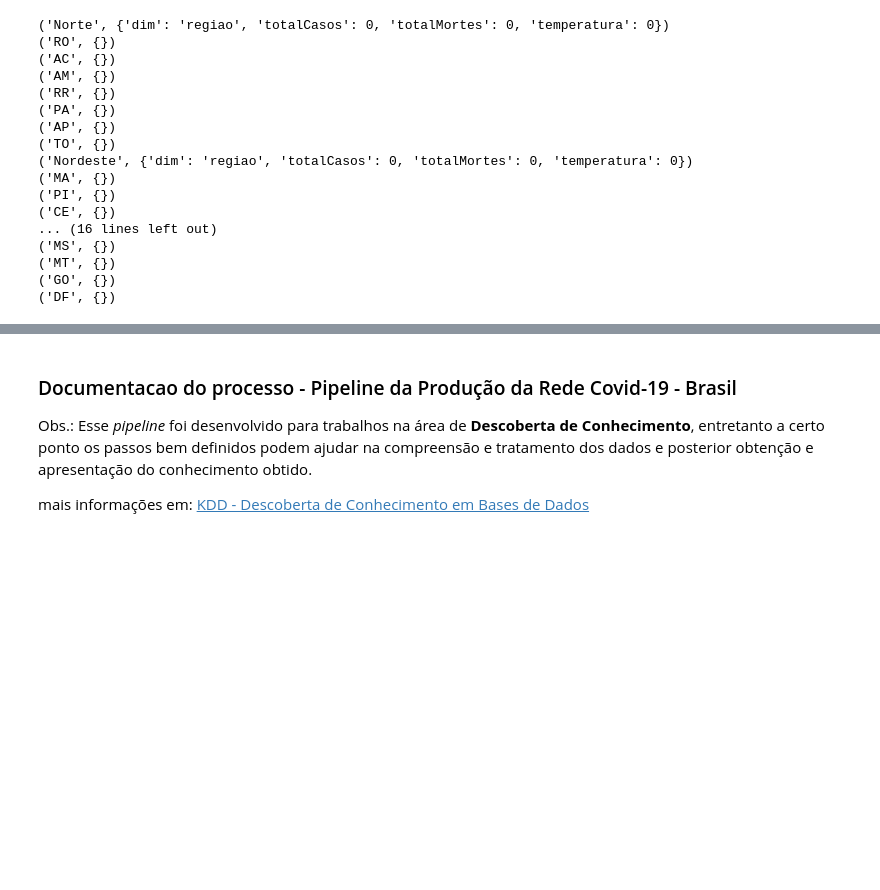
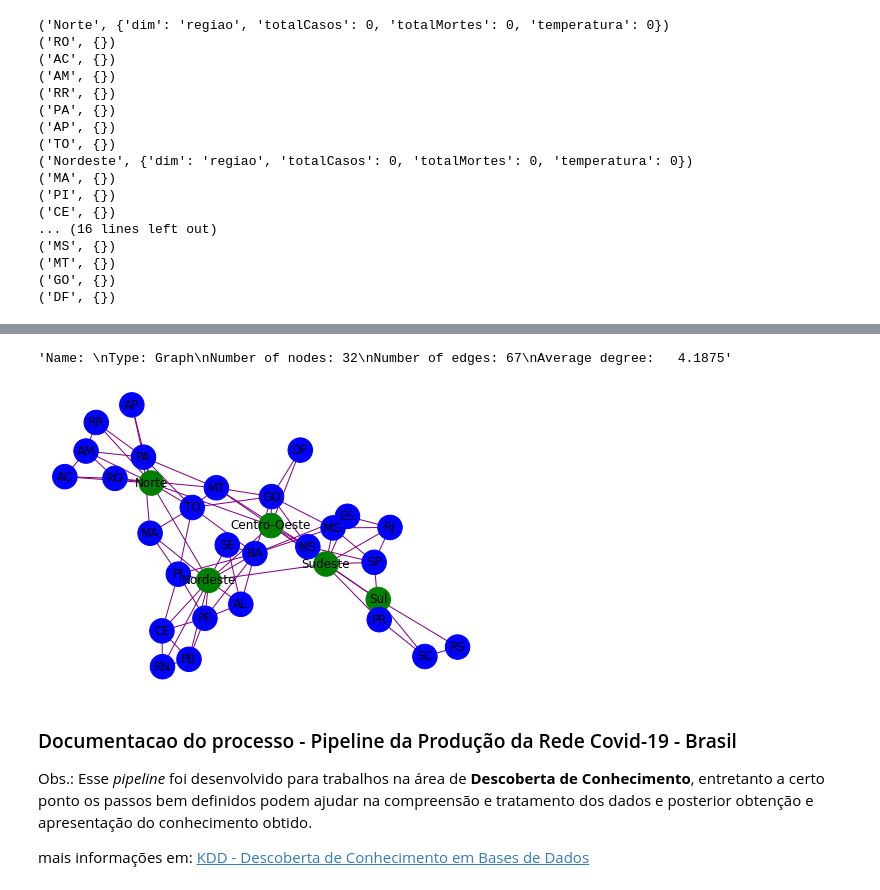
Before and after one commit to JohnnyUFT/RedesComplexas, a Jupyter notebook: Covid19.ipynb, the cells around one changed output, grey strips where cells are left out. Drawn from its saved outputs; the diff is of its cells as text; code cells hidden in the pictures; blank space fills up the shorter version.

Commit message:
adicionadas arestas entre nos-estados

```diff
--- a/Covid19.ipynb
+++ b/Covid19.ipynb
@@ -128 +128,26 @@ nx.draw(G, node_color=color_map, edge_color='purple', node_size=700, with_labels
+# %%
+# adiciona arestas por regioes:
+
+# 1. Regiao Sul:
+G.add_edges_from(
+    [('RS', 'SC'),('SC', 'PR')]) # ok
+
+# 2. Sudeste:
+G.add_edges_from(
+    [('SP', 'MG'), ('SP', 'RJ'), ('RJ', 'MG'),('RJ', 'ES'),('ES', 'MG')]) # ok
+
+# 3. Centro-Oeste:
+G.add_edges_from(
+    [('DF', 'GO'), ('GO', 'MT'),('GO', 'MS'),('MT','MS')]) # ok
+
+# 4. Norte:
+G.add_edges_from(
+    [('TO', 'PA'),('PA', 'AP'),('PA', 'RR'),('PA', 'AM'),('AM', 'AC'),
+     ('AM', 'RO'),('AM','RR'),('AC', 'RO')]) # ok
+
+# 5. Nordeste:
+G.add_edges_from(
+    [('BA', 'SE'), ('BA', 'AL'),('BA', 'PE'),('BA', 'PI'),('PE', 'PB'),
+     ('PE', 'CE'),('PE', 'PI'),('CE', 'PI'),('CE', 'PB'),('SE','AL'),
+     ('AL','PE'),('CE', 'RN'),('PB', 'RN'),('PI','MA')]) # ok
 # %%
@@ -140,3 +158,27 @@ nx.draw(G, node_color=color_map, edge_color='purple', node_size=600, with_labels
+# %%
+# informacoes sobre o grafo atual:
+nx.info(G)
+# %% [output]
+'Name: \nType: Graph\nNumber of nodes: 32\nNumber of edges: 67\nAverage degree:   4.1875'
+# %%
+color_map = []
+for node in G.nodes(data=True):
+    if (node[1]):
+#         print(node[1][1])
+        color_map.append('green')
+    else:
+        color_map.append('blue')
+# %%
+# mapeia as arestas extra regionais:
+G.add_edges_from(
+    [('PR', 'SP'),('PR', 'MS'),('ES', 'BA'),('MG', 'BA'),('SP', 'MS'),('MG', 'GO'),
+     ('TO', 'GO'),('TO', 'MT'),('TO', 'MA'),('TO','PI'),('TO','BA'),
+     ('GO','BA'),('PA','MA'),('PA','MT'),('RO','MT')])
+# %%
+# desenha o grafo em sua estrutura final em relacao vertices a arestas:
+nx.draw(G, node_color=color_map, edge_color='purple', node_size=600, with_labels=True)
+# %% [output]
+[figure, added]
 # %%
 # 3 - atribuir numero de casos/mortes a cada nó-estado:
 # %%
```
Also changed, not shown: parts of 8 cells of this notebook.
